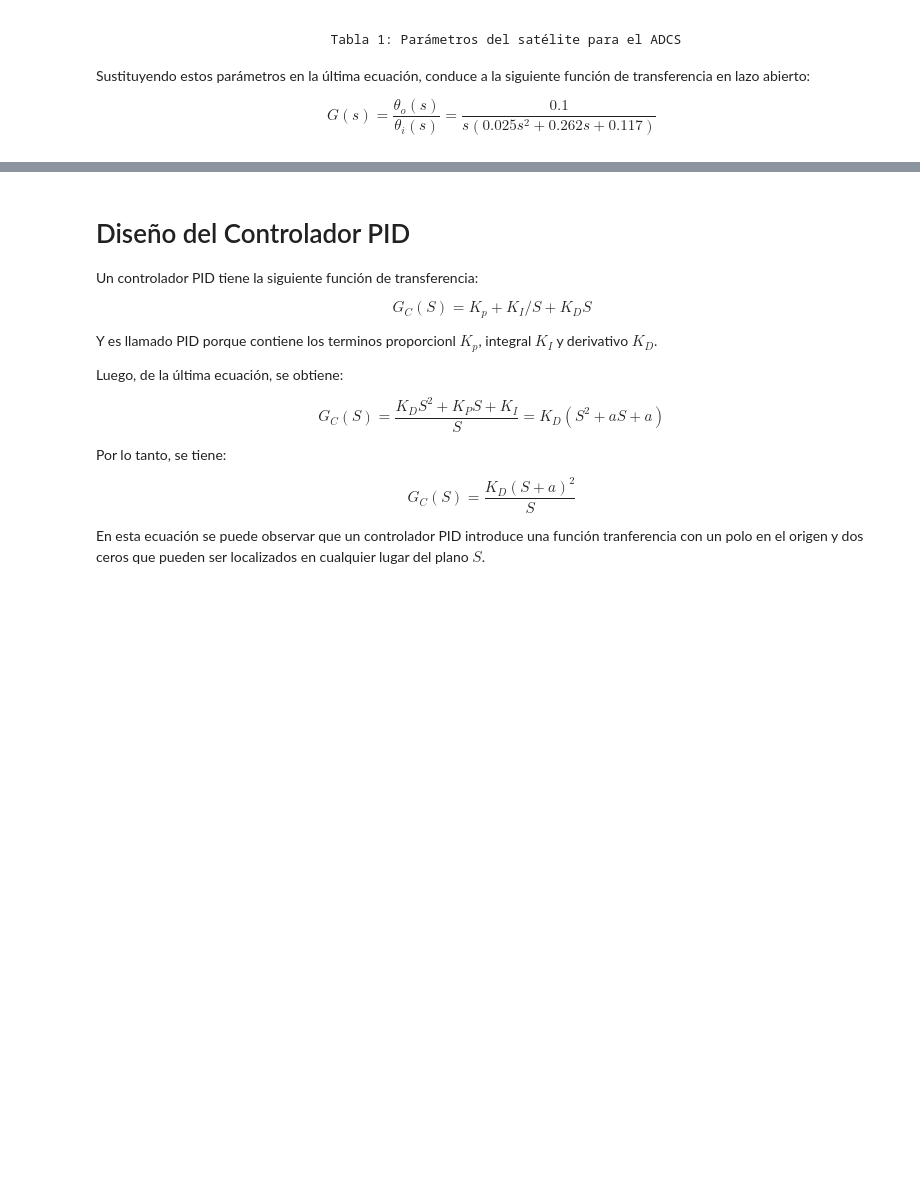
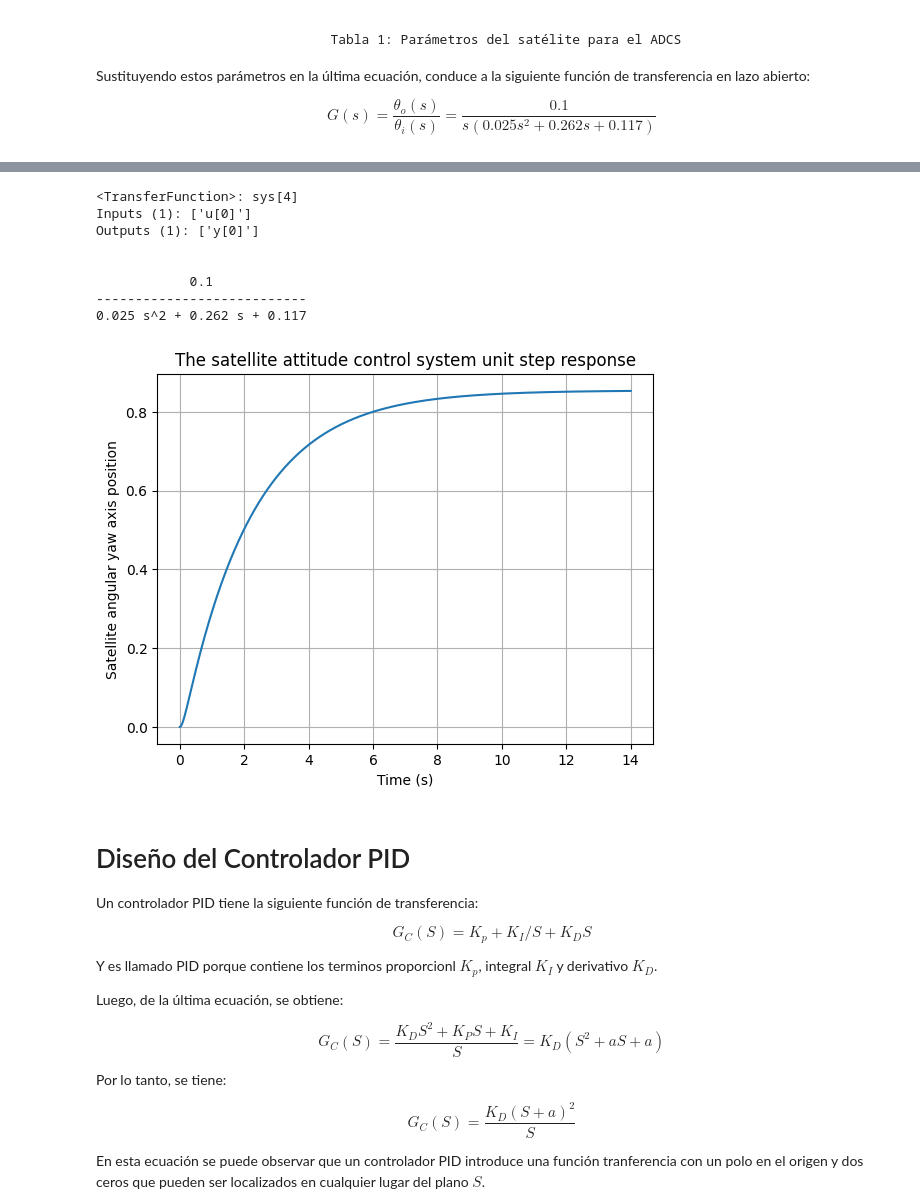
Before and after one commit to FacuBelisario/Tesis-MSE, a Jupyter notebook: SistemasDeControl/SistemaDeControlPID.ipynb, the cells around one changed output, grey strips where cells are left out. Saved outputs shown, nothing was run; the diff lists cells and outputs as text; code cells hidden in the pictures; blank space fills up the shorter version.

```diff
--- a/SistemasDeControl/SistemaDeControlPID.ipynb
+++ b/SistemasDeControl/SistemaDeControlPID.ipynb
@@ -140,6 +140,44 @@ Requirement already satisfied: six>=1.5 in /usr/local/lib/python3.11/dist-packag
 Downloading control-0.10.1-py3-none-any.whl (549 kB)
 Installing collected packages: control
 Successfully installed control-0.10.1
+# %%
+import numpy as np
+import control as ctrl
+import matplotlib.pyplot as plt
+
+# Definir el tiempo de simulación
+t = np.arange(0, 14.01, 0.01)  # De 0 a 14 s con paso de 0.01 s
+
+# Definir el numerador y denominador de la función de transferencia
+num = [0.1]
+den = [0.025, 0.262, 0.117]
+
+
+# Crear el sistema de control
+sys = ctrl.tf(num, den)
+
+print(sys)
+
+# Obtener la respuesta al escalón
+t_out, y = ctrl.step_response(sys, t)
+
+# Graficar la respuesta al escalón
+plt.plot(t_out, y)
+plt.grid()
+plt.title('The satellite attitude control system unit step response')
+plt.xlabel('Time (s)')
+plt.ylabel('Satellite angular yaw axis position')
+plt.show()
+# %% [output]
+<TransferFunction>: sys[4]
+Inputs (1): ['u[0]']
+Outputs (1): ['y[0]']
+
+
+            0.1
+---------------------------
+0.025 s^2 + 0.262 s + 0.117
+[figure, added]
 # %% [markdown]
 # Diseño del Controlador PID
 
```
Also changed, not shown: parts of 1 cell of this notebook.
